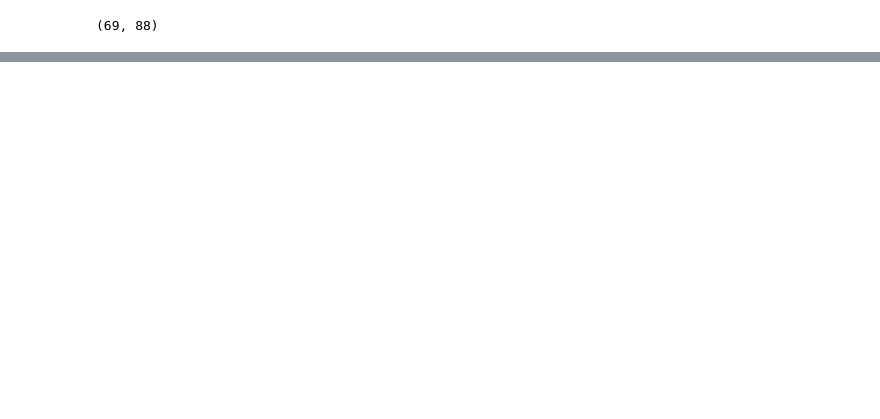
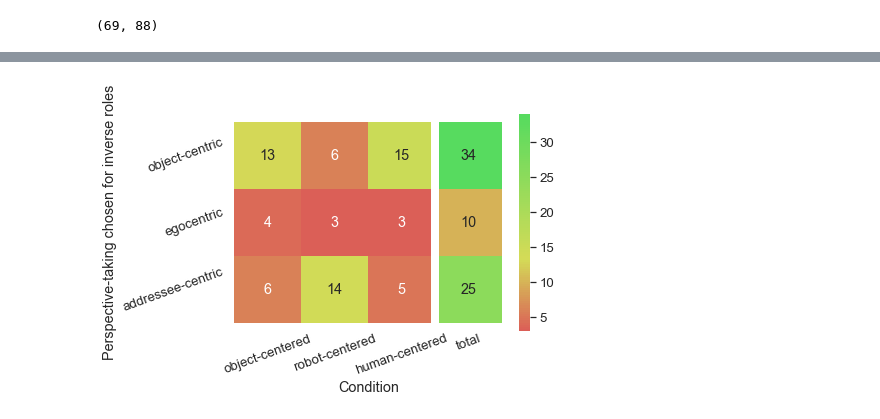
Before and after one commit to Joao-Tiago-Almeida/HRI2023---Conference-Paper, a Jupyter notebook: main.ipynb, the cells around one changed output, grey strips where cells are left out. Cells and saved outputs as stored; diff of their text form; code cells hidden in the pictures; blank space fills up the shorter version.

```diff
--- a/main.ipynb
+++ b/main.ipynb
@@ -153,0 +128,42 @@ plt.savefig(f"figures/PT time on sentences read.pdf",bbox_inches='tight')
+# %%
+from matplotlib.colors import ListedColormap
+
+colorarray = list(sns.hls_palette()[:3])
+increment = [[colorarray[1][0]-colorarray[0][0], colorarray[1][1]-colorarray[0][1], colorarray[1][2]-colorarray[0][2]],[colorarray[2][0]-colorarray[1][0], colorarray[2][1]-colorarray[1][1], colorarray[2][2]-colorarray[1][2]]]
+threshold = 33.0    # to control each increment is more significative in the continuous map
+for i in range(98):
+    if i < threshold: colorarray.insert(i+1,[colorarray[i][j]+increment[0][j]/threshold for j in range(3)]) # between red and yellow
+    else: colorarray.insert(i+2,[colorarray[i+1][j]+increment[1][j]/(98-threshold) for j in range(3)]) # between yellow and green
+
+cmap = ListedColormap(colorarray)
+# %%
+df_aux = df[["Condition", "If you were to tell the robot to pick up the objects how would you do it?"]].value_counts().copy()
+df_heatmap = pd.DataFrame(columns=['Condition', 'Perspective-taking chosen for inverse roles', 'Occurrences'], dtype="float")
+for condition_pair, occupance, in df_aux.iteritems():
+    ideal_condition = "addressee-centric" if "your" in condition_pair[1] else "egocentric" if "my" in condition_pair[1] else "object-centric"
+    df_heatmap = df_heatmap.append({
+        'Condition': condition_pair[0],
+        'Perspective-taking chosen for inverse roles': ideal_condition,
+        'Occurrences': occupance},
+        ignore_index=True)
+
+total = df_heatmap[["Perspective-taking chosen for inverse roles", "Occurrences"]].groupby("Perspective-taking chosen for inverse roles").sum().to_dict()["Occurrences"]
+for key, value in total.items():
+    df_heatmap = df_heatmap.append({
+        'Condition': "total",
+        'Perspective-taking chosen for inverse roles': key,
+        'Occurrences': value},
+        ignore_index=True)
+
+df_heatmap = df_heatmap.pivot("Perspective-taking chosen for inverse roles", "Condition", "Occurrences")
+# sorting
+df_heatmap = df_heatmap[["object-centered", "robot-centered", "human-centered","total"]]
+df_heatmap = df_heatmap.reindex(["object-centric", "egocentric", "addressee-centric"])
+
+ax = sns.heatmap(df_heatmap, annot=True, cmap = cmap, square="True")
+ax.axvline(3, color='white', lw=8)
+plt.yticks(rotation=20)
+plt.xticks(rotation=20)
+plt.savefig(f"figures/Condition_chosen_for_inverse_roles.pdf",bbox_inches='tight')
+# %% [output]
+[figure, added]
```
Also changed, not shown: parts of 12 cells of this notebook, 2 other files.
